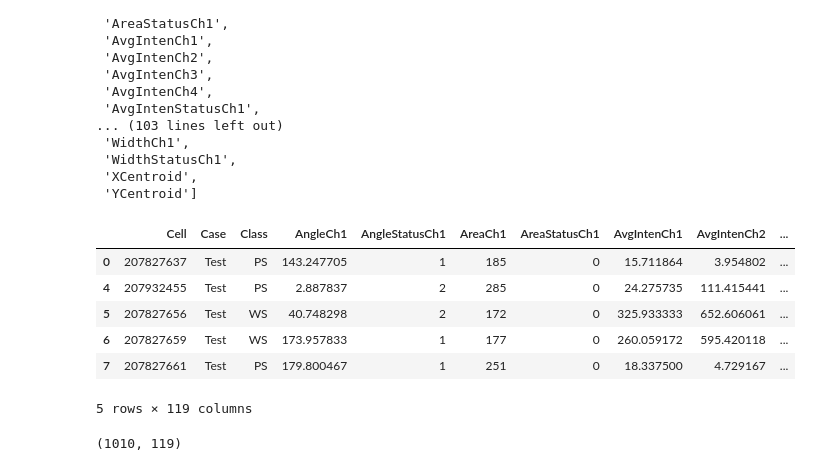
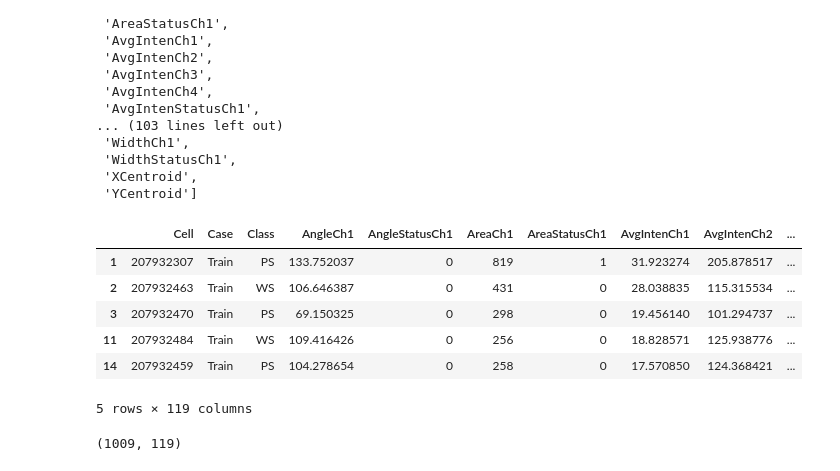
Before and after one commit to KABOSScodes/apm_projects, a Jupyter notebook: Pre-Processing/StartFile.ipynb, the cells around one changed output. Saved outputs shown, nothing was run; the diff lists cells and outputs as text; code cells hidden in the pictures.

```diff
--- a/Pre-Processing/StartFile.ipynb
+++ b/Pre-Processing/StartFile.ipynb
@@ -49,18 +50,18 @@ list(df.columns) # List of all columns in the DataFrame
  'XCentroid',
  'YCentroid']
 # %%
-# Extract the Test subset indicated by the "Case" column
-test_df = df[df["Case"] == "Test"]
-test_df.head()  # Preview the subset
+# Extract the training subset indicated by the "Case" column
+train_df = df[df["Case"] == "Train"]
+train_df.head()  # Preview the subset
 # %% [output]
 |  | Cell | Case | Class | AngleCh1 | AngleStatusCh1 | AreaCh1 | AreaStatusCh1 | AvgIntenCh1 | AvgIntenCh2 | ... |
-| 0 | 207827637 | Test | PS | 143.247705 | 1 | 185 | 0 | 15.711864 | 3.954802 | ... |
-| 4 | 207932455 | Test | PS | 2.887837 | 2 | 285 | 0 | 24.275735 | 111.415441 | ... |
-| 5 | 207827656 | Test | WS | 40.748298 | 2 | 172 | 0 | 325.933333 | 652.606061 | ... |
-| 6 | 207827659 | Test | WS | 173.957833 | 1 | 177 | 0 | 260.059172 | 595.420118 | ... |
-| 7 | 207827661 | Test | PS | 179.800467 | 1 | 251 | 0 | 18.337500 | 4.729167 | ... |
+| 1 | 207932307 | Train | PS | 133.752037 | 0 | 819 | 1 | 31.923274 | 205.878517 | ... |
+| 2 | 207932463 | Train | WS | 106.646387 | 0 | 431 | 0 | 28.038835 | 115.315534 | ... |
+| 3 | 207932470 | Train | PS | 69.150325 | 0 | 298 | 0 | 19.456140 | 101.294737 | ... |
+| 11 | 207932484 | Train | WS | 109.416426 | 0 | 256 | 0 | 18.828571 | 125.938776 | ... |
+| 14 | 207932459 | Train | PS | 104.278654 | 0 | 258 | 0 | 17.570850 | 124.368421 | ... |
 5 rows × 119 columns
 # %%
-test_df.shape
+train_df.shape
 # %% [output]
-(1010, 119)
+(1009, 119)
```
Also changed, not shown: parts of 6 cells of this notebook, 1 other file.
